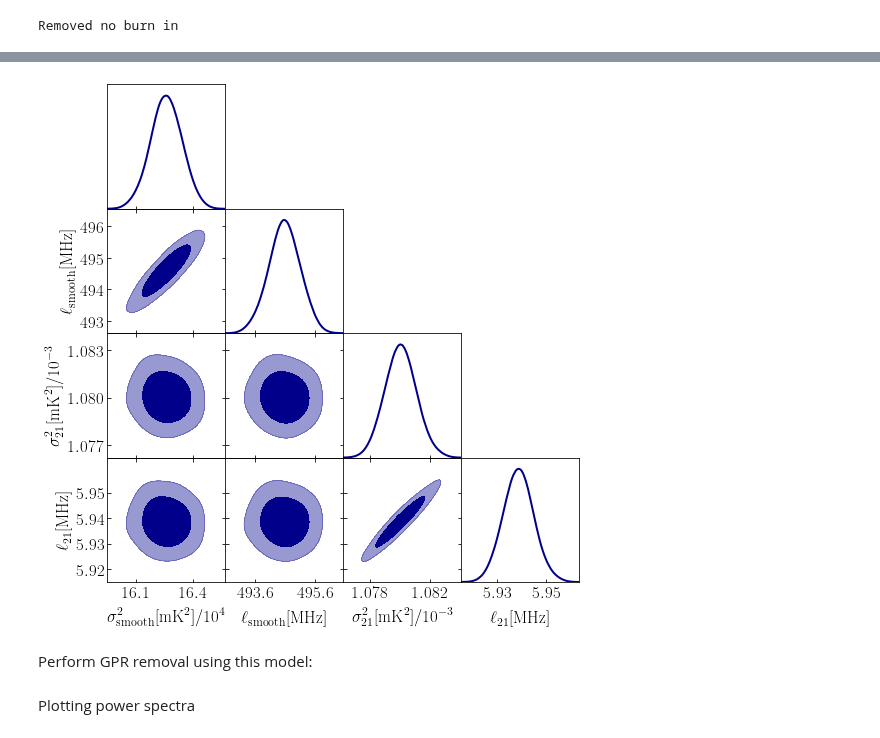
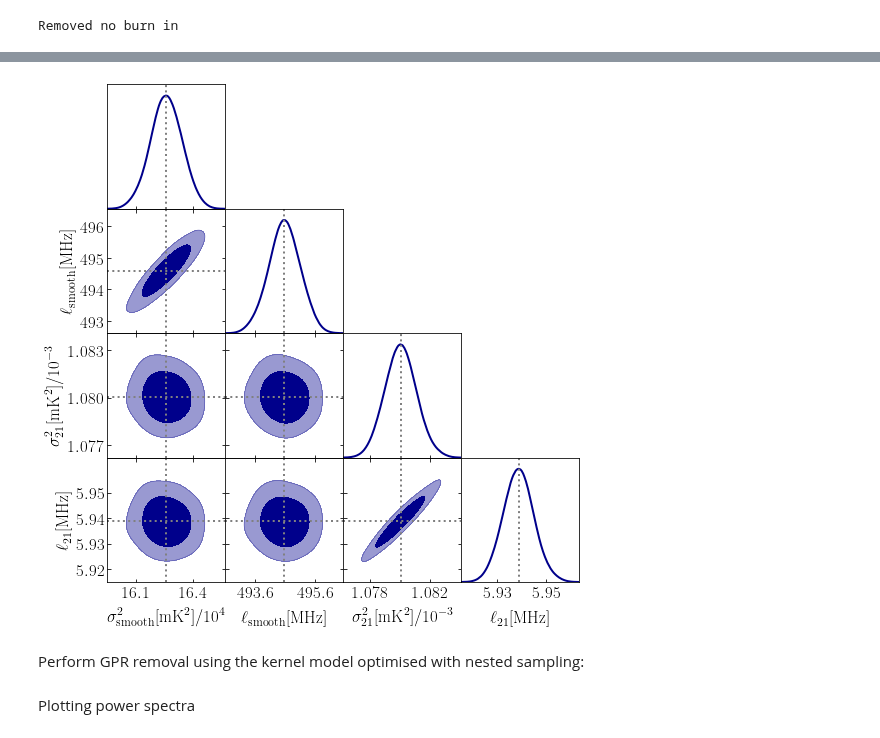
Before and after one commit to paulassoares/gpr4im, a Jupyter notebook: Jupyter Notebooks/Reproducible paper plots/No polarisation.ipynb, the cells around one changed output, grey strips where cells are left out. Saved outputs shown, nothing was run; the diff lists cells and outputs as text; code cells hidden in the pictures.

Commit message:
added gradient descent line to posterior plots

```diff
--- a/Jupyter Notebooks/Reproducible paper plots/No polarisation.ipynb
+++ b/Jupyter Notebooks/Reproducible paper plots/No polarisation.ipynb
@@ -52,0 +55,12 @@ Removed no burn in
+# %%
+kern_fg = GPy.kern.RBF(1)
+kern_fg.variance.constrain_bounded(1000,100000000)
+kern_fg.lengthscale.constrain_bounded(200,10000)
+kern_21 = GPy.kern.Exponential(1)
+kern_21.variance.constrain_bounded(0.000001,0.5)
+kern_21.lengthscale.constrain_bounded(0.01,15)
+
+Input = FGnopol_HI_noise_data
+
+gpr_result_gd = fg.GPRclean(Input, freqs, kern_fg, kern_21, num_restarts=20, NprePCA=0,
+                                        noise_data=None, heteroscedastic=False, zero_noise=True, invert=False)
@@ -53,22 +92,25 @@ Removed no burn in
+# %%
+gd_results = gpr_result_gd.model.param_array
 # %%
 # Triangle plot
 g = plots.get_subplot_plotter()
 samples_plot.updateSettings({'contours': [0.68, 0.95]})
 g.settings.axes_labelsize=20
 g.settings.axes_fontsize=20
 g.settings.legend_fontsize=22
 g.settings.axis_marker_lw=2
 g.settings.axis_marker_ls='dotted'
 g.triangle_plot([samples_plot], filled=True,
                 legend_loc='upper right',
                 line_args=[{'lw':2, 'color':'darkblue'}],
-                contour_colors=['darkblue'],fontsize=22)
+                contour_colors=['darkblue'],fontsize=22,
+                markers=[gd_results[0]/1e4, gd_results[1], gd_results[2]/1e-3, gd_results[3]])
 
 #g.export('figs/posterior_nopol.pdf')
 # %% [output]
-[figure, old version]
+[figure, new version]
 # %% [markdown]
-Perform GPR removal using this model:
+Perform GPR removal using the kernel model optimised with nested sampling:
 # %%
 kern_fg = GPy.kern.RBF(1, variance = multinest.rbf_var, lengthscale = multinest.rbf_len)
 kern_21 = GPy.kern.Exponential(1, variance = multinest.exp_var, lengthscale = multinest.exp_len)
```
Also changed, not shown: parts of 2 cells of this notebook, 3 other files.
